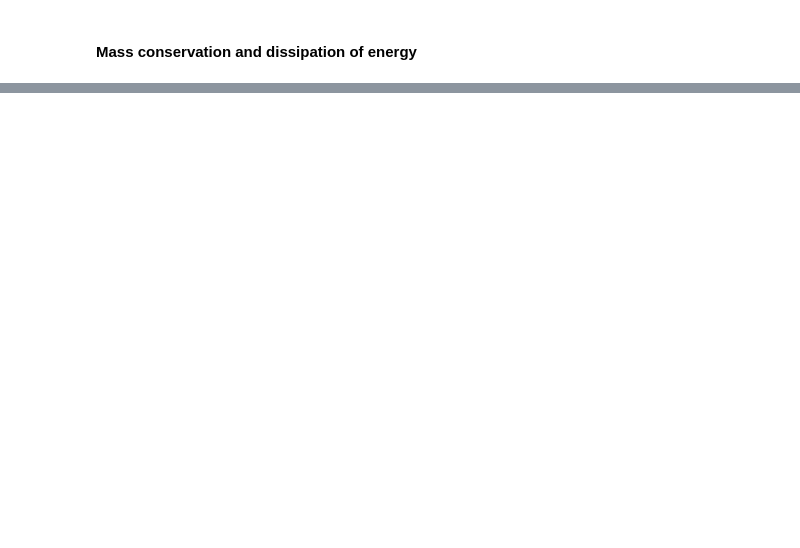
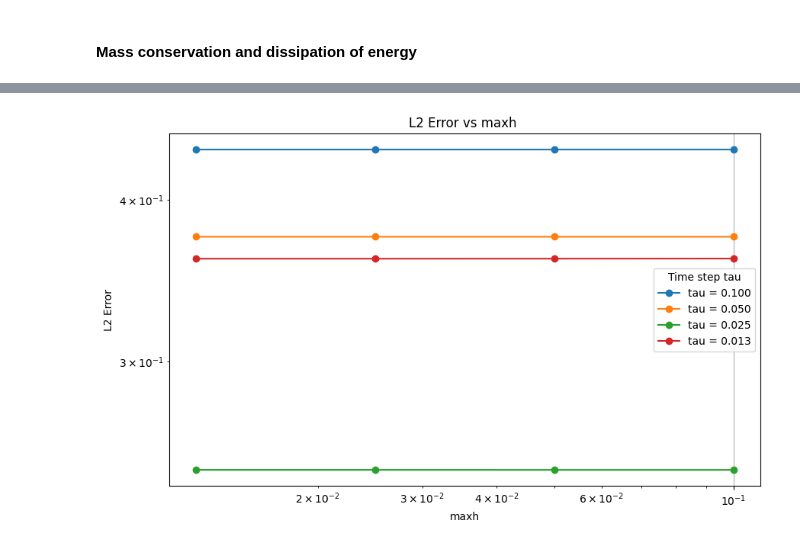
Before and after one commit to sannejamila/FEM_Project2, a Jupyter notebook: Handin.ipynb, the cells around one changed output, grey strips where cells are left out. Drawn from its saved outputs; the diff is of its cells as text; code cells hidden in the pictures; blank space fills up the shorter version.

```diff
--- a/Handin.ipynb
+++ b/Handin.ipynb
@@ -301,0 +303,16 @@ plt.show()
+# %%
+def time_adaptivity(tau,steps,min_frac):
+
+    min_step = tau*min_frac
+    time_steps = np.logspace(np.log10(min_step), np.log10(tau), steps)
+
+    return time_steps
+# %%
+N = np.array([1,2,3,4])
+H = 0.2*2.0**(-N)
+Tau =  H
+import math
+max_tau = H[1]
+
+time_step = time_adaptivity(T,math.ceil(T / max_tau),1e-5)
+print(time_step)
@@ -301,0 +378,2 @@ plt.show()
+# %%
+df, integral, energy = convergence_analysis(H,Tau,time_adaptive_FullyExplicitScheme)
@@ -301,0 +400,13 @@ plt.show()
+# %%
+plt.figure(figsize=(10, 6))
+for tau in df['tau'].unique():
+    df_tau = df[df['tau'] == tau]
+    plt.loglog(df_tau['maxh'], df_tau['L2_error'], marker='o', label=f'tau = {tau:.3f}')
+plt.xlabel('maxh')
+plt.ylabel('L2 Error')
+plt.title('L2 Error vs maxh ')
+plt.legend(title="Time step tau")
+plt.grid(True)
+plt.show()
+# %% [output]
+[figure, added]
```
Also changed, not shown: parts of 7 cells of this notebook, 3 other files.
